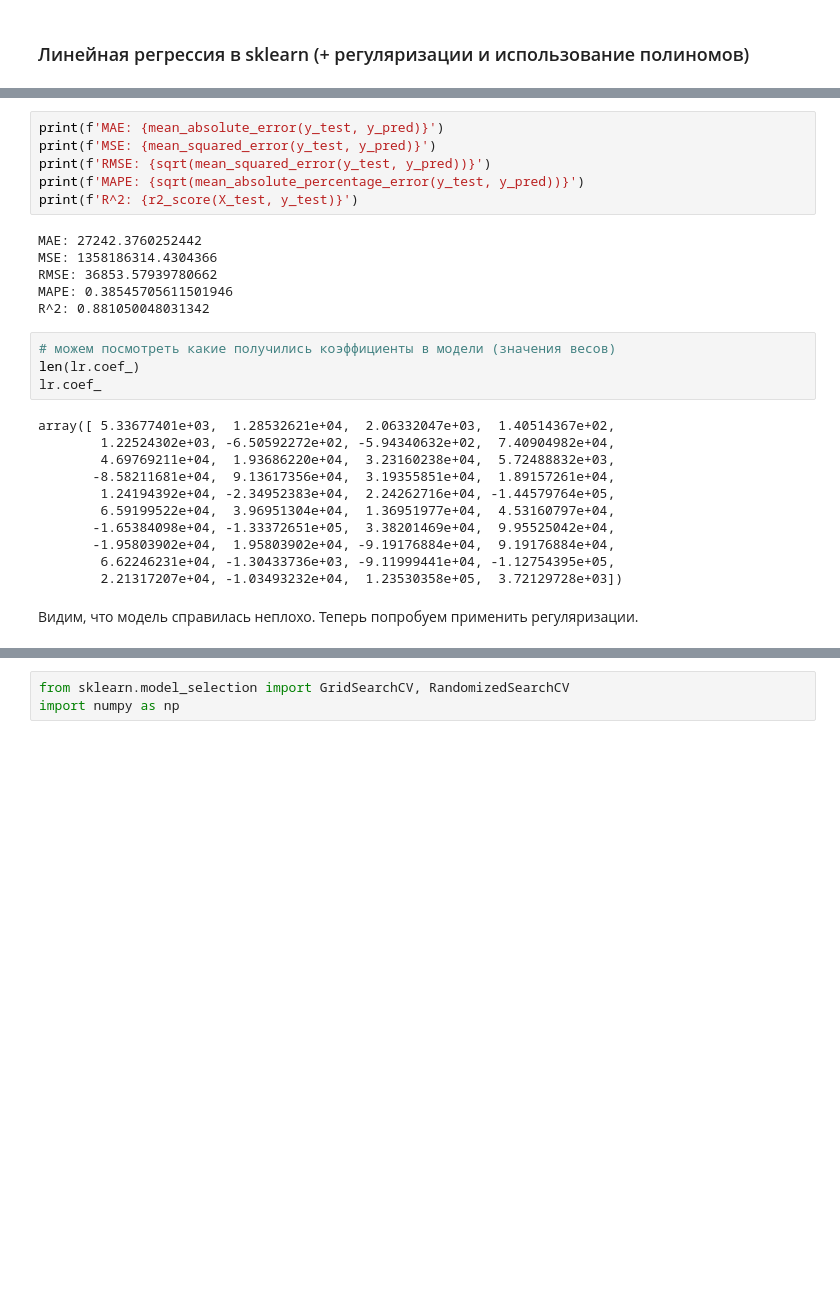
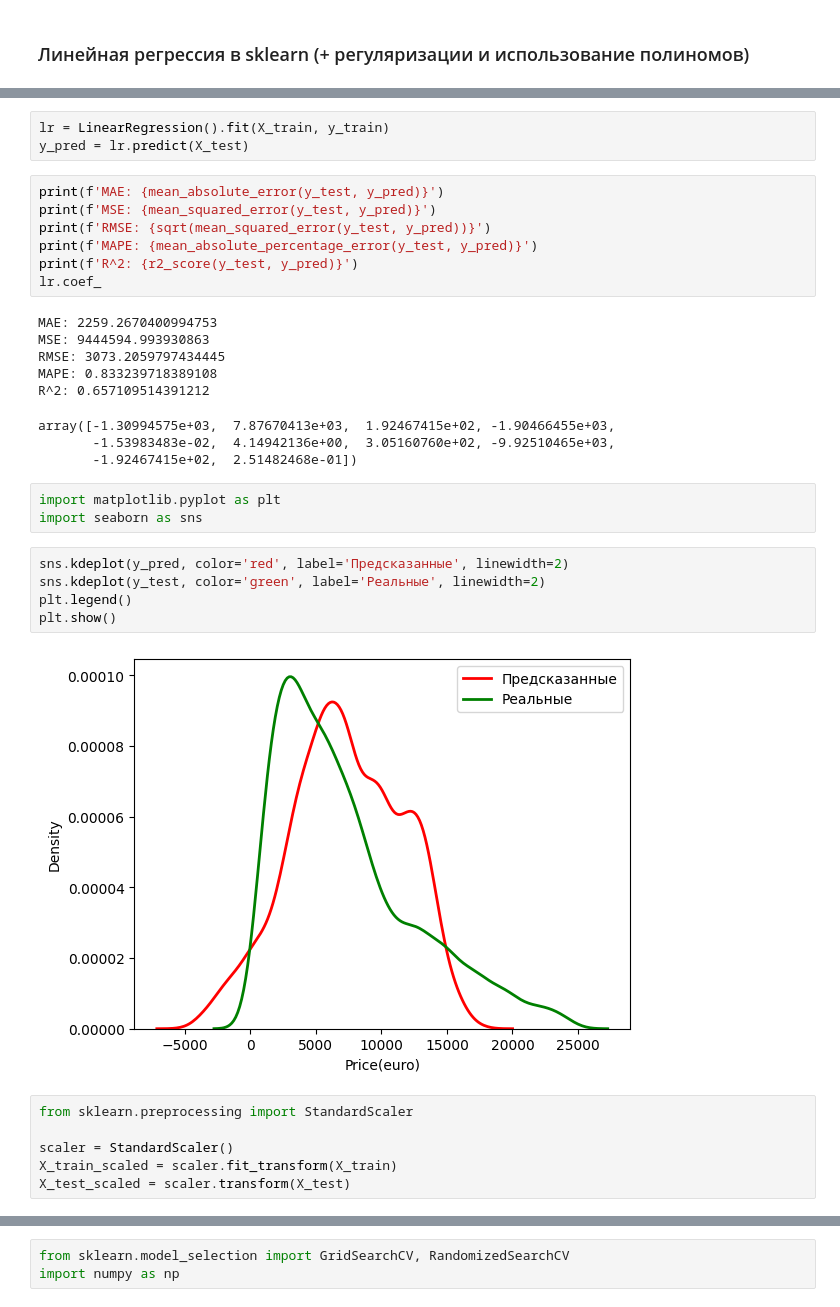
Before and after one commit to AlexeyRau/OMGTU, a Jupyter notebook: 2year/4semester/MLDA/Лабораторная работа №2. ОБУЧЕНИЕ С УЧИТЕЛЕМ. ЗАДАЧА РЕГРЕССИИ/Lab2_Ex1 MultiR_PolinomR.ipynb, the cells around one changed output, grey strips where cells are left out. Drawn from its saved outputs; the diff is of its cells as text; blank space fills up the shorter version.

```diff
--- a/2year/4semester/MLDA/Лабораторная работа №2. ОБУЧЕНИЕ С УЧИТЕЛЕМ. ЗАДАЧА РЕГРЕССИИ/Lab2_Ex1 MultiR_PolinomR.ipynb
+++ b/2year/4semester/MLDA/Лабораторная работа №2. ОБУЧЕНИЕ С УЧИТЕЛЕМ. ЗАДАЧА РЕГРЕССИИ/Lab2_Ex1 MultiR_PolinomR.ipynb
@@ -198,29 +78,35 @@ y_pred = lr.predict(X_test)
+# %%
+lr = LinearRegression().fit(X_train, y_train)
+y_pred = lr.predict(X_test)
 # %%
 print(f'MAE: {mean_absolute_error(y_test, y_pred)}')
 print(f'MSE: {mean_squared_error(y_test, y_pred)}')
 print(f'RMSE: {sqrt(mean_squared_error(y_test, y_pred))}')
-print(f'MAPE: {sqrt(mean_absolute_percentage_error(y_test, y_pred))}')
-print(f'R^2: {r2_score(X_test, y_test)}')
+print(f'MAPE: {mean_absolute_percentage_error(y_test, y_pred)}')
+print(f'R^2: {r2_score(y_test, y_pred)}')
+lr.coef_
 # %% [output]
-MAE: 27242.3760252442
-MSE: 1358186314.4304366
-RMSE: 36853.57939780662
-MAPE: 0.38545705611501946
-R^2: 0.881050048031342
+MAE: 2259.2670400994753
+MSE: 9444594.993930863
+RMSE: 3073.2059797434445
+MAPE: 0.833239718389108
+R^2: 0.657109514391212
+array([-1.30994575e+03,  7.87670413e+03,  1.92467415e+02, -1.90466455e+03,
+       -1.53983483e-02,  4.14942136e+00,  3.05160760e+02, -9.92510465e+03,
+       -1.92467415e+02,  2.51482468e-01])
-# %%
-# можем посмотреть какие получились коэффициенты в модели (значения весов)
-len(lr.coef_)
-lr.coef_
-# %% [output]
-array([ 5.33677401e+03,  1.28532621e+04,  2.06332047e+03,  1.40514367e+02,
-        1.22524302e+03, -6.50592272e+02, -5.94340632e+02,  7.40904982e+04,
-        4.69769211e+04,  1.93686220e+04,  3.23160238e+04,  5.72488832e+03,
-       -8.58211681e+04,  9.13617356e+04,  3.19355851e+04,  1.89157261e+04,
-        1.24194392e+04, -2.34952383e+04,  2.24262716e+04, -1.44579764e+05,
-        6.59199522e+04,  3.96951304e+04,  1.36951977e+04,  4.53160797e+04,
-       -1.65384098e+04, -1.33372651e+05,  3.38201469e+04,  9.95525042e+04,
-       -1.95803902e+04,  1.95803902e+04, -9.19176884e+04,  9.19176884e+04,
-        6.62246231e+04, -1.30433736e+03, -9.11999441e+04, -1.12754395e+05,
-        2.21317207e+04, -1.03493232e+04,  1.23530358e+05,  3.72129728e+03])
-# %% [markdown]
-Видим, что модель справилась неплохо. Теперь попробуем применить регуляризации.
+# %%
+import matplotlib.pyplot as plt
+import seaborn as sns
+# %%
+sns.kdeplot(y_pred, color='red', label='Предсказанные', linewidth=2)
+sns.kdeplot(y_test, color='green', label='Реальные', linewidth=2)
+plt.legend()
+plt.show()
+# %% [output]
+[figure, added]
+# %%
+from sklearn.preprocessing import StandardScaler
+
+scaler = StandardScaler()
+X_train_scaled = scaler.fit_transform(X_train)
+X_test_scaled = scaler.transform(X_test)
```
Also changed, not shown: parts of 89 cells of this notebook, 7 other files.
